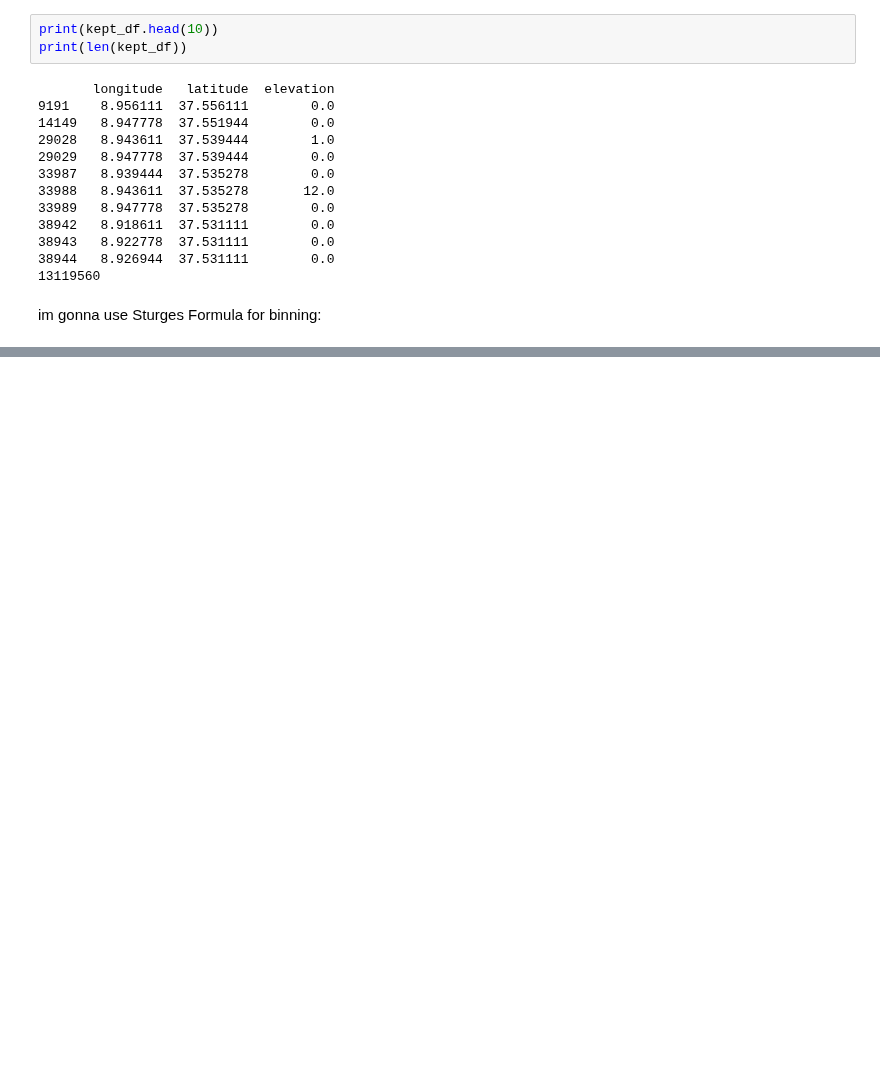
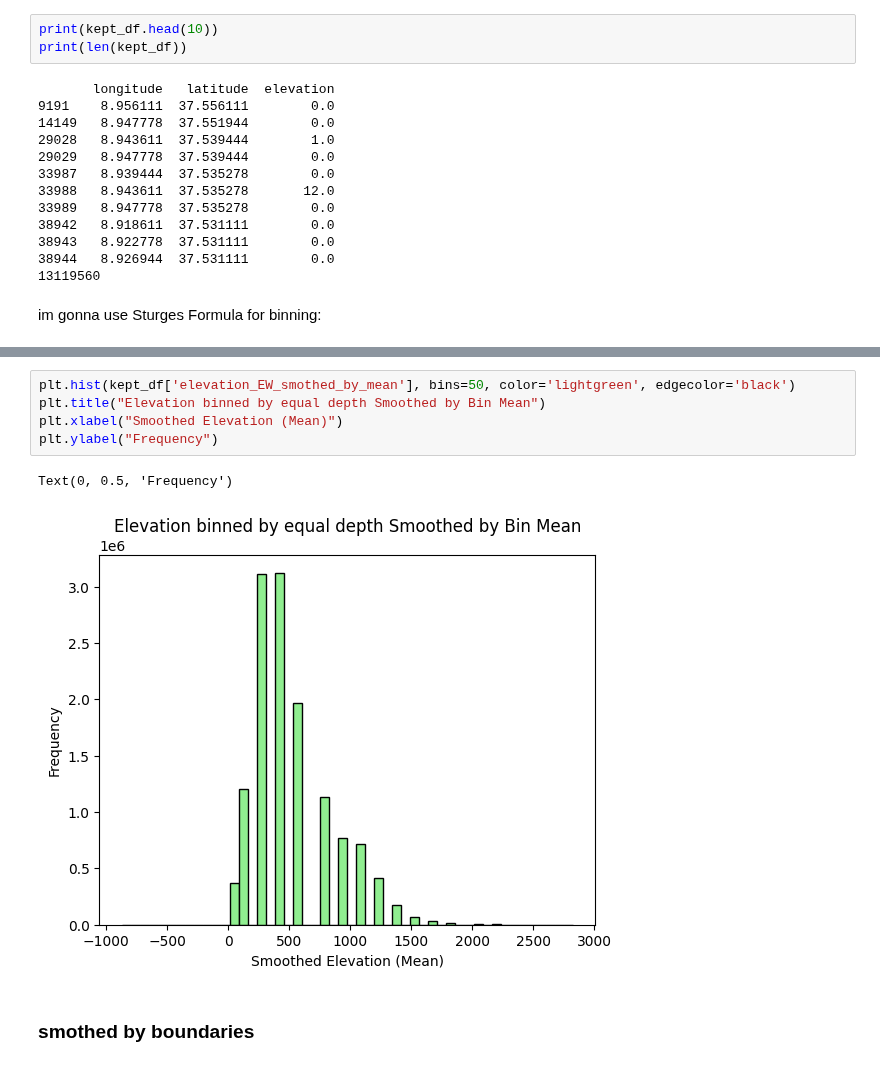
Before and after one commit to b-fatma/S2I-DM, a Jupyter notebook: src/preprocessing/elevation.ipynb, the cells around one changed output, grey strips where cells are left out. Saved outputs shown, nothing was run; the diff lists cells and outputs as text; blank space fills up the shorter version.

```diff
--- a/src/preprocessing/elevation.ipynb
+++ b/src/preprocessing/elevation.ipynb
@@ -171,0 +147,10 @@ plt.show()
+# %%
+plt.hist(kept_df['elevation_EW_smothed_by_mean'], bins=50, color='lightgreen', edgecolor='black')
+plt.title("Elevation binned by equal depth Smoothed by Bin Mean")
+plt.xlabel("Smoothed Elevation (Mean)")
+plt.ylabel("Frequency")
+# %% [output]
+Text(0, 0.5, 'Frequency')
+[figure, added]
+# %% [markdown]
+### smothed by boundaries
```
Also changed, not shown: parts of 28 cells of this notebook, 3 other files.
